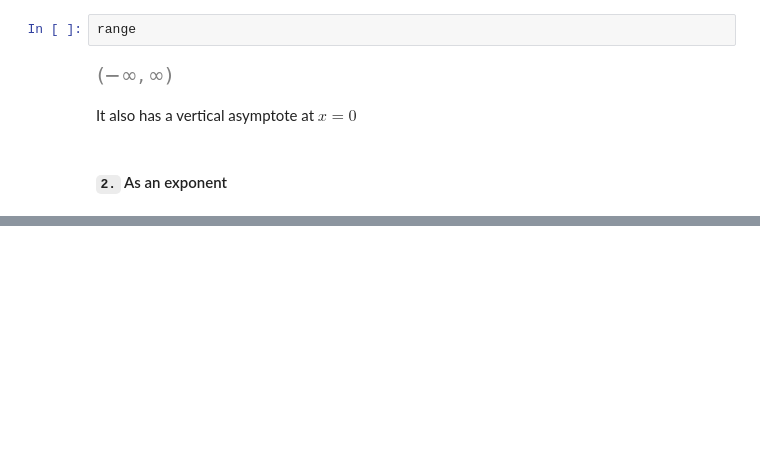
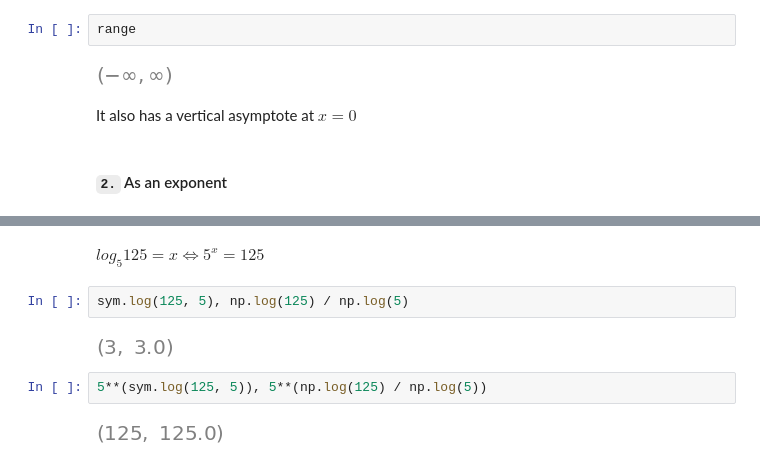
Before and after one commit to PaulToronto/Johns-Hopkins-Coursera-Applied-Calculus-With-Python, a Jupyter notebook: 2_2_Exponential_and_Logarithmic_Functions.ipynb, the cells around one changed output, grey strips where cells are left out. Saved outputs shown, nothing was run; the diff lists cells and outputs as text; blank space fills up the shorter version.

```diff
--- a/2_2_Exponential_and_Logarithmic_Functions.ipynb
+++ b/2_2_Exponential_and_Logarithmic_Functions.ipynb
@@ -435,0 +448,12 @@ It also has a vertical asymptote at $x = 0$
+# %% [markdown]
+$
+log_{5}{125} = x \iff 5^{x} = 125
+$
+# %%
+sym.log(125, 5), np.log(125) / np.log(5)
+# %% [output]
+[figure, added]
+# %%
+5**(sym.log(125, 5)), 5**(np.log(125) / np.log(5))
+# %% [output]
+[figure, added]
```
Also changed, not shown: parts of 34 cells of this notebook.
